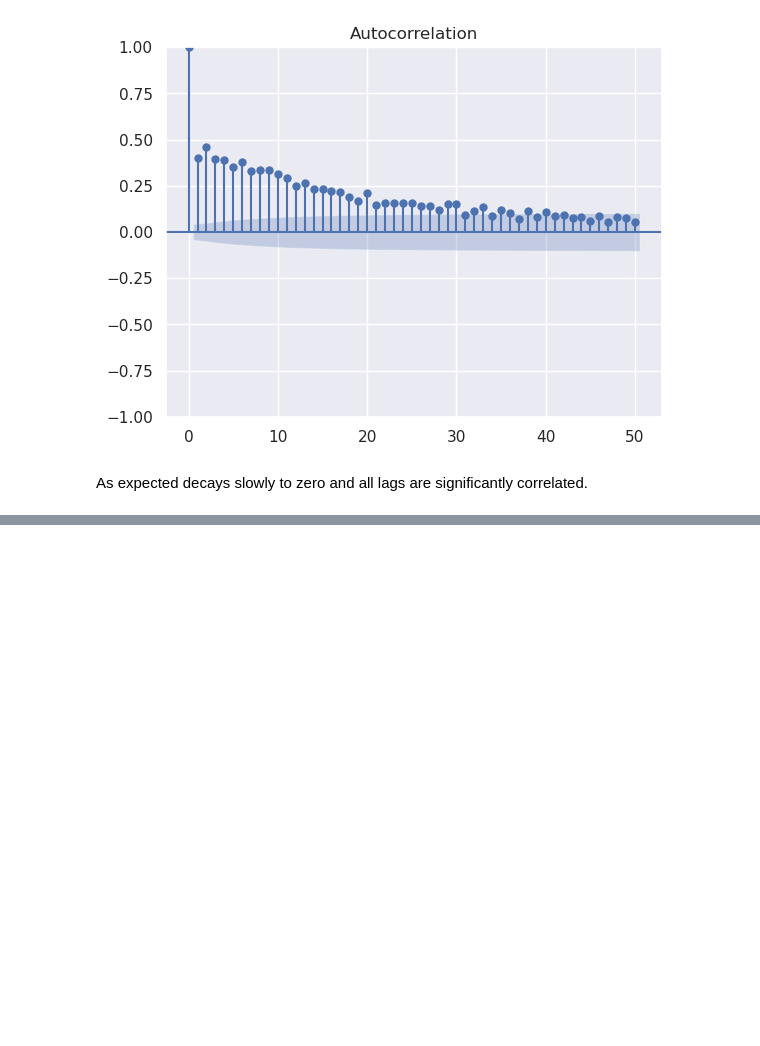
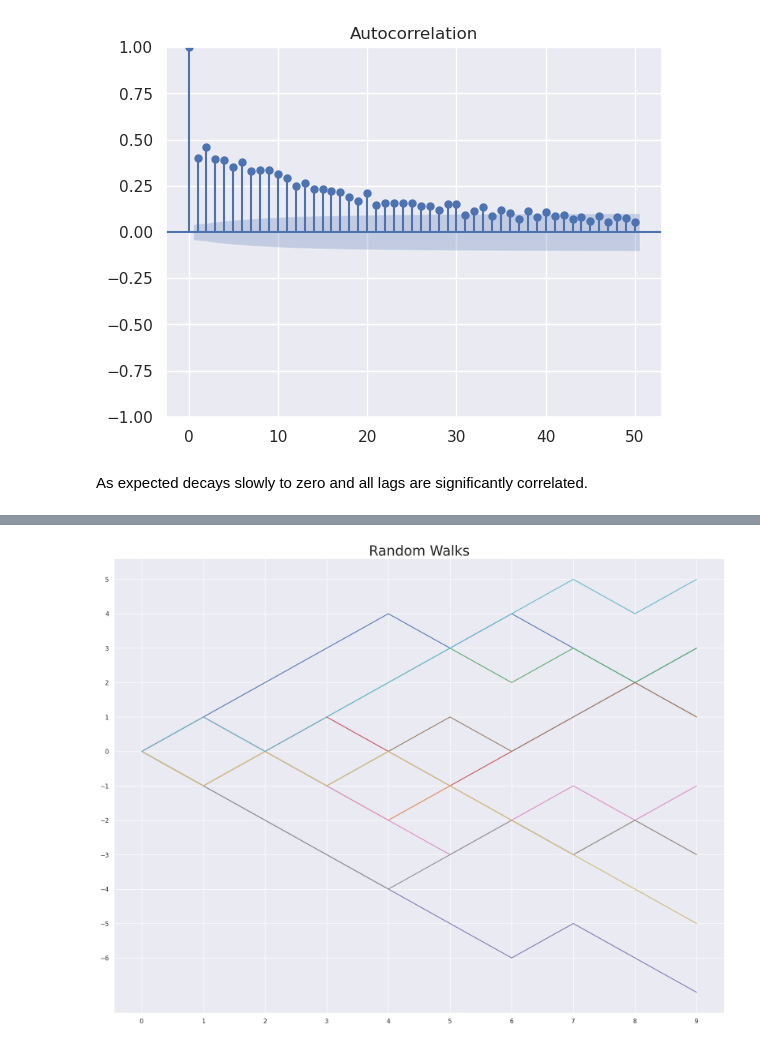
Before and after one commit to bhavinmoriya/Python-for-Financial-Analysis-and-Algorithmic-Trading, a Jupyter notebook: statistics-in-finance.ipynb, the cells around one changed output, grey strips where cells are left out. Drawn from its saved outputs; the diff is of its cells as text; code cells hidden in the pictures; blank space fills up the shorter version.

```diff
--- a/statistics-in-finance.ipynb
+++ b/statistics-in-finance.ipynb
@@ -189,0 +249,22 @@ As expected decays slowly to zero and all lags are significantly correlated.
+# %%
+# random_walk
+def random_walk(p=.5, timestep=10, no_walks=10):
+#     n, p = 5, 0.75
+    drunk_man = 2*st.bernoulli.rvs(p, size=(timestep-1,no_walks)) - 1
+#     failures = n - success
+
+    random_walk = drunk_man.cumsum(axis=0)
+    random_walk = np.vstack((np.zeros((1,no_walks)), random_walk))
+    # print(success, failures)
+#     print(random_walk[:])
+    return random_walk
+# %%
+r = random_walk()
+plt.figure(figsize=(20,15))
+# as plotting is for each colum
+plt.plot(r[:])
+plt.yticks(range(-6,6))
+plt.xticks(range(10))
+plt.title('Random Walks',size=25);
+# %% [output]
+[figure, added]
```
Also changed, not shown: parts of 18 cells of this notebook.
